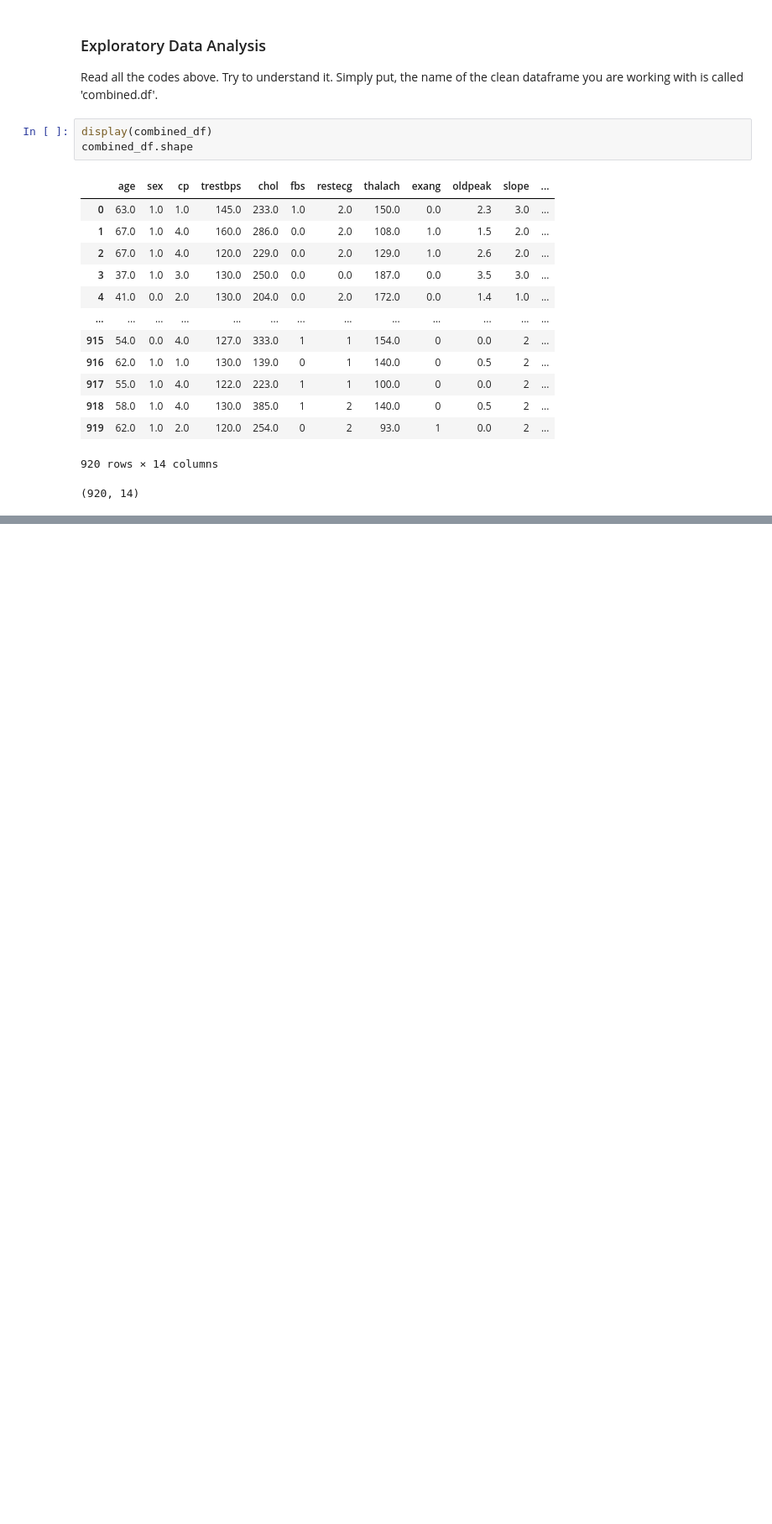
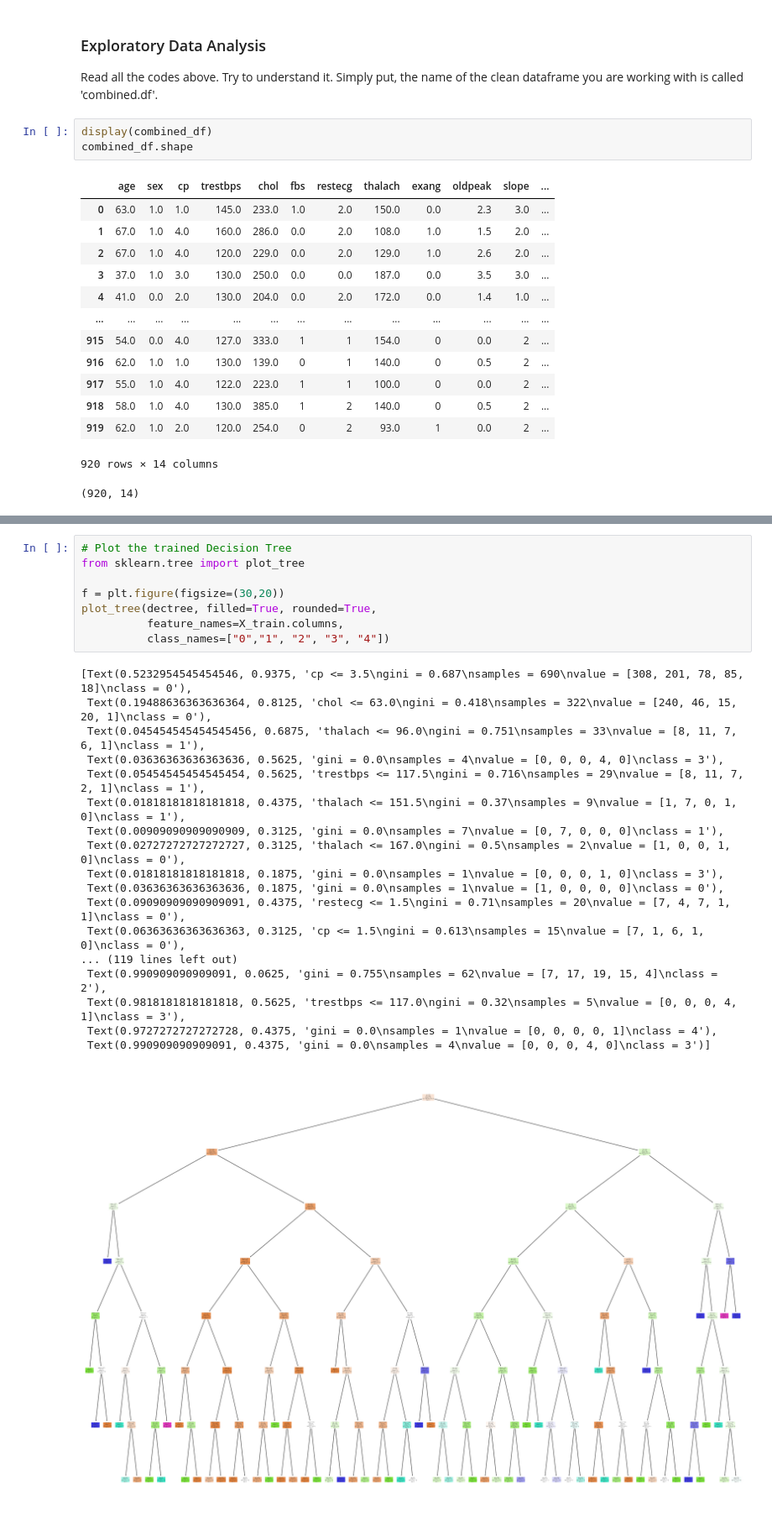
Before and after one commit to owennigel1/Machine-Learning-Based-Heart-Disease-Diagnosis, a Jupyter notebook: notebook.ipynb, the cells around one changed output, grey strips where cells are left out. Shown at 84% size. Drawn from its saved outputs; the diff is of its cells as text; blank space fills up the shorter version.

```diff
--- a/notebook.ipynb
+++ b/notebook.ipynb
@@ -226,0 +280,27 @@ combined_df.shape
+# %%
+# Plot the trained Decision Tree
+from sklearn.tree import plot_tree
+
+f = plt.figure(figsize=(30,20))
+plot_tree(dectree, filled=True, rounded=True,
+          feature_names=X_train.columns,
+          class_names=["0","1", "2", "3", "4"])
+# %% [output]
+[Text(0.5232954545454546, 0.9375, 'cp <= 3.5\ngini = 0.687\nsamples = 690\nvalue = [308, 201, 78, 85, 18]\nclass = 0'),
+ Text(0.19488636363636364, 0.8125, 'chol <= 63.0\ngini = 0.418\nsamples = 322\nvalue = [240, 46, 15, 20, 1]\nclass = 0'),
+ Text(0.045454545454545456, 0.6875, 'thalach <= 96.0\ngini = 0.751\nsamples = 33\nvalue = [8, 11, 7, 6, 1]\nclass = 1'),
+ Text(0.03636363636363636, 0.5625, 'gini = 0.0\nsamples = 4\nvalue = [0, 0, 0, 4, 0]\nclass = 3'),
+ Text(0.05454545454545454, 0.5625, 'trestbps <= 117.5\ngini = 0.716\nsamples = 29\nvalue = [8, 11, 7, 2, 1]\nclass = 1'),
+ Text(0.01818181818181818, 0.4375, 'thalach <= 151.5\ngini = 0.37\nsamples = 9\nvalue = [1, 7, 0, 1, 0]\nclass = 1'),
+ Text(0.00909090909090909, 0.3125, 'gini = 0.0\nsamples = 7\nvalue = [0, 7, 0, 0, 0]\nclass = 1'),
+ Text(0.02727272727272727, 0.3125, 'thalach <= 167.0\ngini = 0.5\nsamples = 2\nvalue = [1, 0, 0, 1, 0]\nclass = 0'),
+ Text(0.01818181818181818, 0.1875, 'gini = 0.0\nsamples = 1\nvalue = [0, 0, 0, 1, 0]\nclass = 3'),
+ Text(0.03636363636363636, 0.1875, 'gini = 0.0\nsamples = 1\nvalue = [1, 0, 0, 0, 0]\nclass = 0'),
+ Text(0.09090909090909091, 0.4375, 'restecg <= 1.5\ngini = 0.71\nsamples = 20\nvalue = [7, 4, 7, 1, 1]\nclass = 0'),
+ Text(0.06363636363636363, 0.3125, 'cp <= 1.5\ngini = 0.613\nsamples = 15\nvalue = [7, 1, 6, 1, 0]\nclass = 0'),
+... (119 lines left out)
+ Text(0.990909090909091, 0.0625, 'gini = 0.755\nsamples = 62\nvalue = [7, 17, 19, 15, 4]\nclass = 2'),
+ Text(0.9818181818181818, 0.5625, 'trestbps <= 117.0\ngini = 0.32\nsamples = 5\nvalue = [0, 0, 0, 4, 1]\nclass = 3'),
+ Text(0.9727272727272728, 0.4375, 'gini = 0.0\nsamples = 1\nvalue = [0, 0, 0, 0, 1]\nclass = 4'),
+ Text(0.990909090909091, 0.4375, 'gini = 0.0\nsamples = 4\nvalue = [0, 0, 0, 4, 0]\nclass = 3')]
+[figure, added]
```
Also changed, not shown: parts of 14 cells of this notebook, 1 other file.
